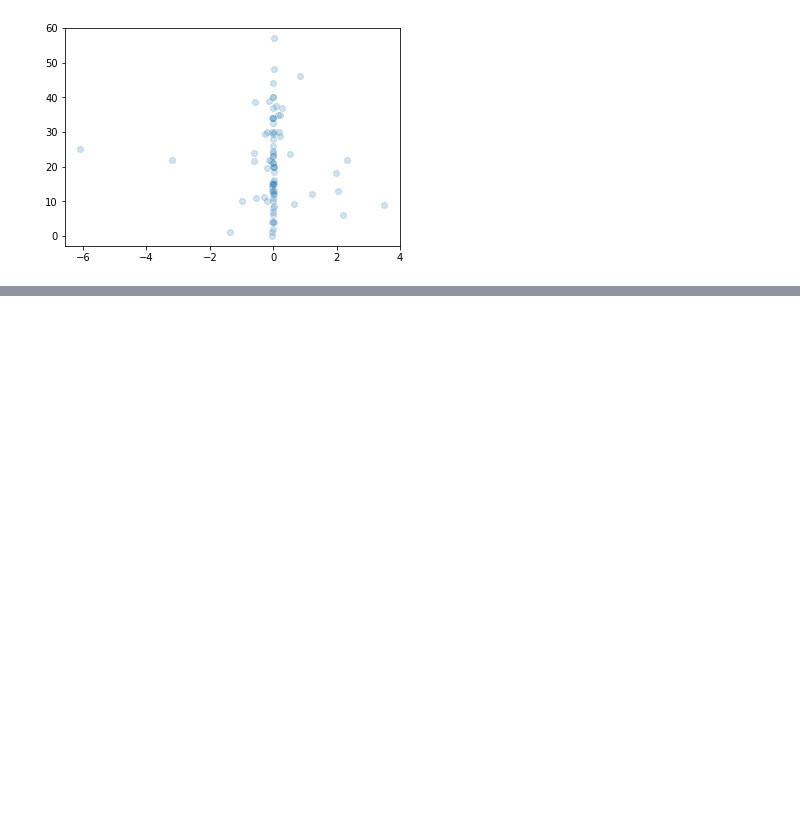
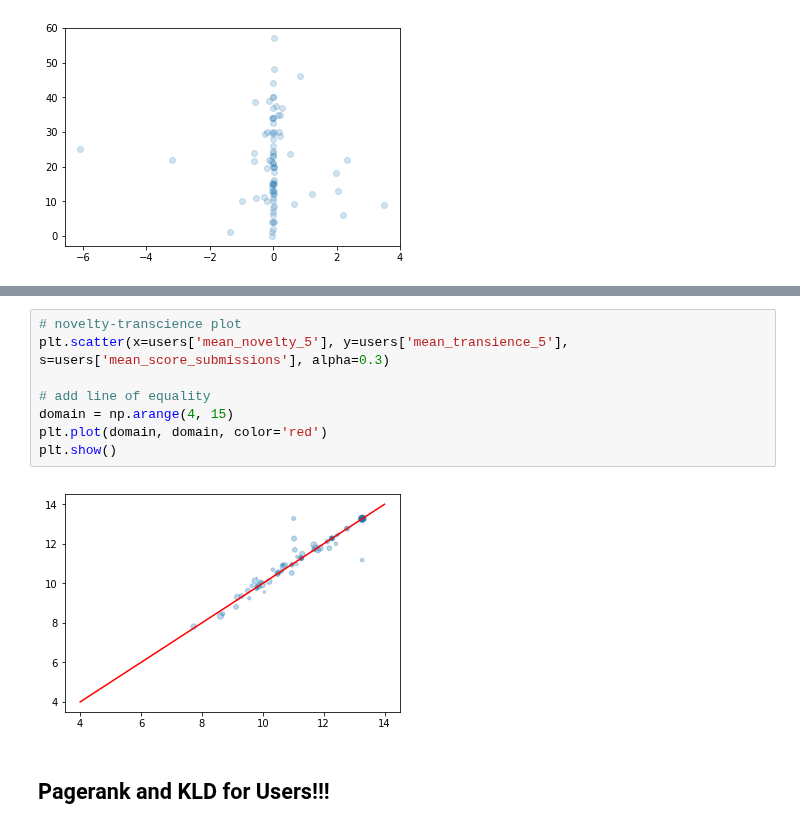
Before and after one commit to mjkern/RedditSubcultures, a Jupyter notebook: Data Cleaning and Augmentation.ipynb, the cells around one changed output, grey strips where cells are left out. Cells and saved outputs as stored; diff of their text form; blank space fills up the shorter version.

```diff
--- a/Data Cleaning and Augmentation.ipynb
+++ b/Data Cleaning and Augmentation.ipynb
@@ -418,0 +426,12 @@ plt.show()
+# %%
+# novelty-transcience plot
+plt.scatter(x=users['mean_novelty_5'], y=users['mean_transience_5'], s=users['mean_score_submissions'], alpha=0.3)
+
+# add line of equality
+domain = np.arange(4, 15)
+plt.plot(domain, domain, color='red')
+plt.show()
+# %% [output]
+[figure, added]
+# %% [markdown]
+## Pagerank and KLD for Users!!!
```
Also changed, not shown: parts of 4 cells of this notebook.
